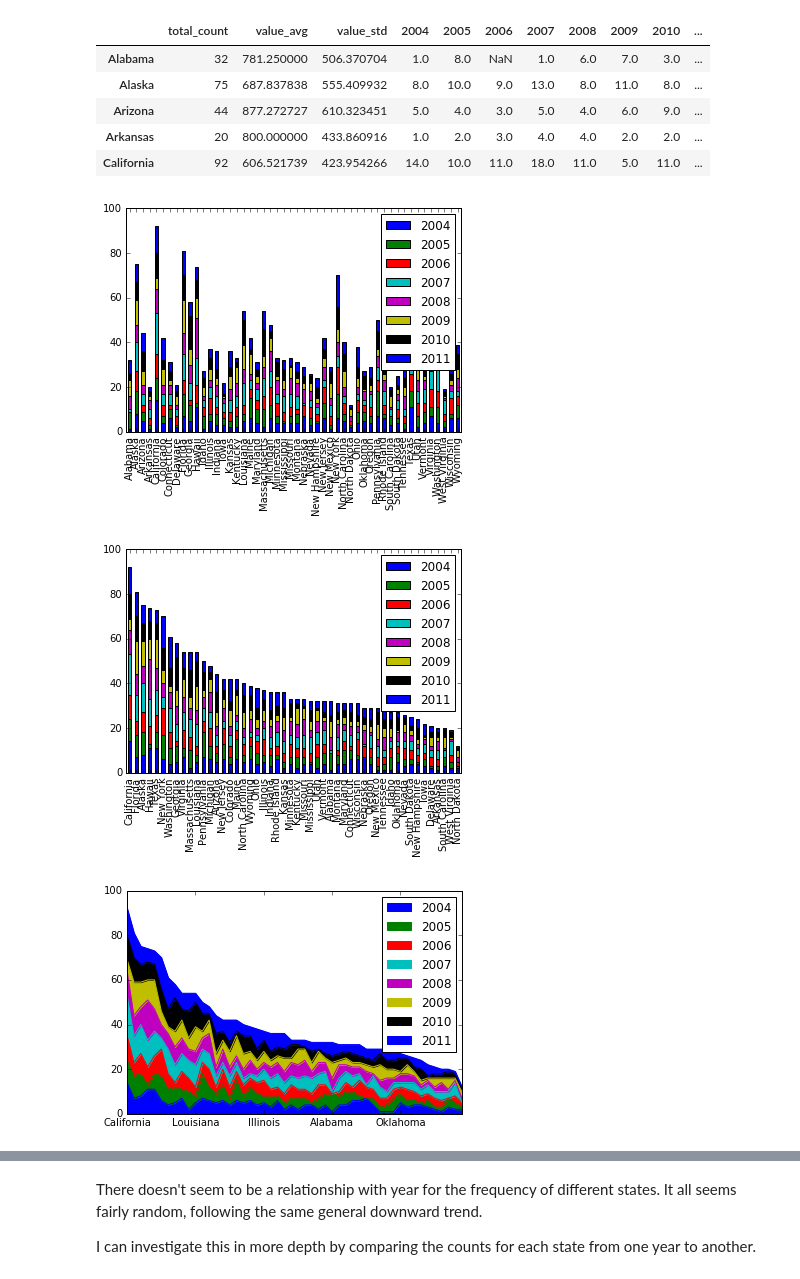
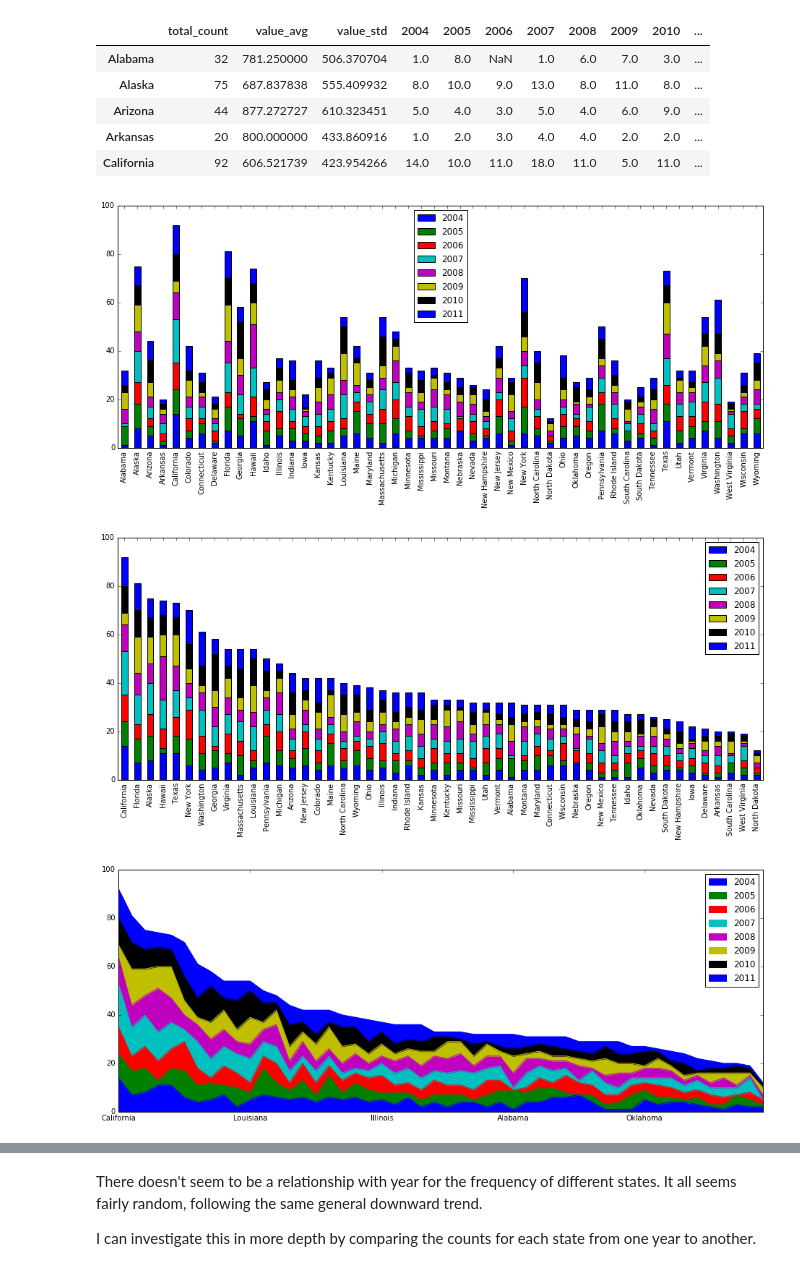
Before and after one commit to aurban8/aurban8_old.github.io, a Jupyter notebook: content/notebooks/jeopardy_2_states_values_years.ipynb, the cells around one changed output, grey strips where cells are left out. Drawn from its saved outputs; the diff is of its cells as text; code cells hidden in the pictures.

```diff
--- a/content/notebooks/jeopardy_2_states_values_years.ipynb
+++ b/content/notebooks/jeopardy_2_states_values_years.ipynb
@@ -243,25 +243,25 @@ state_data_years.head()
 | Arkansas | 20 | 800.000000 | 433.860916 | 1.0 | 2.0 | 3.0 | 4.0 | 4.0 | 2.0 | 2.0 | ... |
 | California | 92 | 606.521739 | 423.954266 | 14.0 | 10.0 | 11.0 | 18.0 | 11.0 | 5.0 | 11.0 | ... |
 # %%
-# Create a plot showing the number of appearance of each state, grouped by year.
+# Create a plot showing the number of appearances of each state, grouped by year.
 ignore_colums = ['total_count', 'value_avg', 'value_std']
 state_data_years.ix[:,state_data_years.columns.difference(ignore_colums)].plot.bar(
-    stacked=True);
+    stacked=True, figsize=(16,6));
 # %% [output]
-[figure, old version]
+[figure, new version]
 # %%
-# Let's sort these by the total count.
+# Let's sort these by the total count for each state.
 sorted_by_count = state_data_years['total_count'].sort_values(ascending=False)
 state_data_years.ix[:,state_data_years.columns.difference(ignore_colums)].reindex(
-    index = sorted_by_count.keys()).plot.bar(stacked=True);
+    index = sorted_by_count.keys()).plot.bar(stacked=True, figsize=(16,6));
 # %% [output]
-[figure, old version]
+[figure, new version]
 # %%
 # Here's another way to view this which is a little nicer.
 state_data_years.ix[:,state_data_years.columns.difference(ignore_colums)].reindex(
-    index = sorted_by_count.keys()).plot.area();
+    index = sorted_by_count.keys()).plot.area(figsize=(16,6));
 # %% [output]
-[figure, old version]
+[figure, new version]
 # %%
 # What if I plot each year individually? Do certain years stick out?
 state_data_years.ix[:,state_data_years.columns.difference(ignore_colums)].reindex(
```
Also changed, not shown: parts of 12 cells of this notebook, 23 other files.
